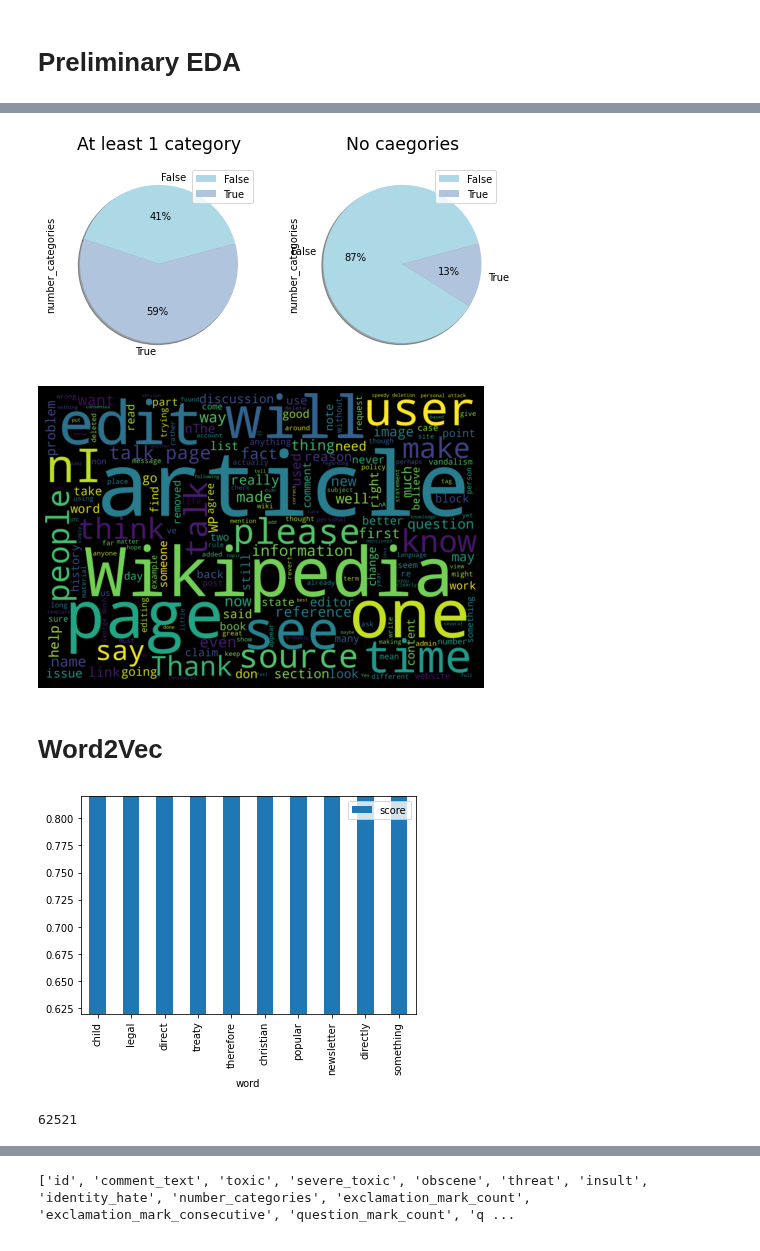
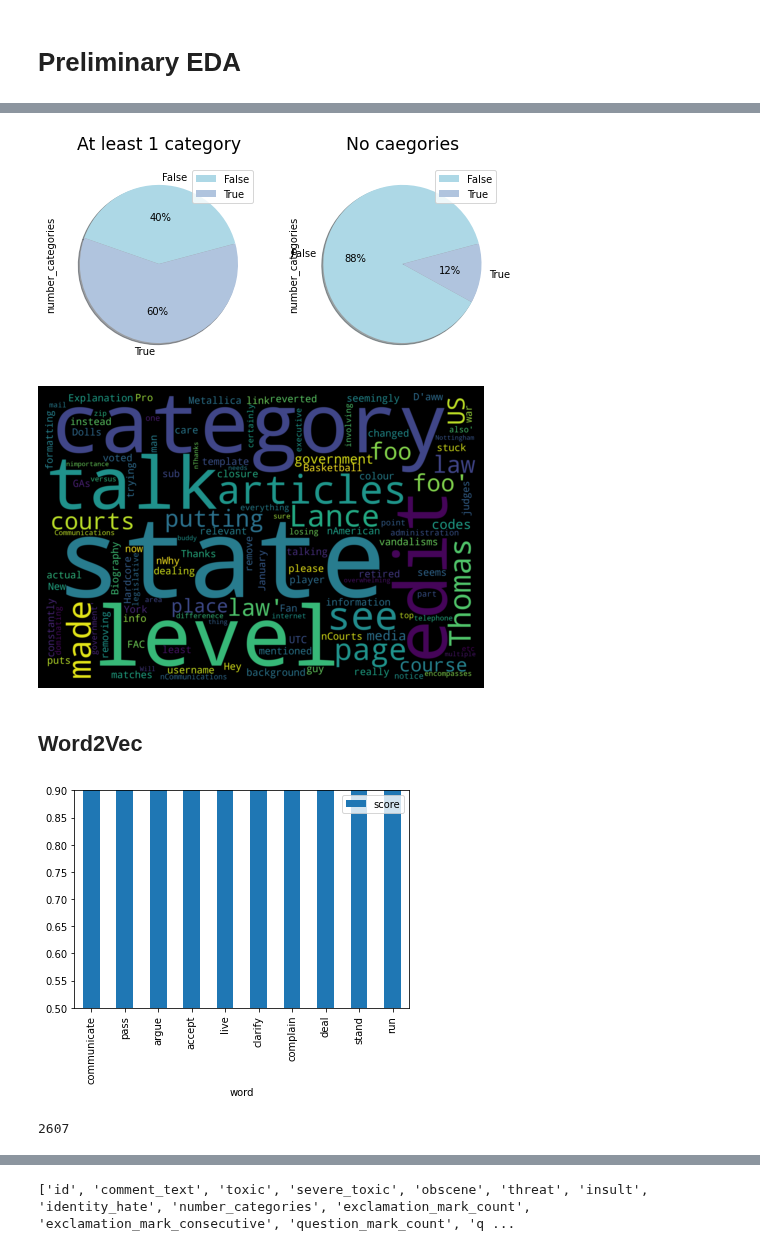
Before and after one commit to orbenishay/Classification, a Jupyter notebook: Toxic_comments_classification.ipynb, the cells around one changed output, grey strips where cells are left out. Saved outputs shown, nothing was run; the diff lists cells and outputs as text; code cells hidden in the pictures.

```diff
--- a/Toxic_comments_classification.ipynb
+++ b/Toxic_comments_classification.ipynb
@@ -95,7 +95,7 @@ Saving train1000.csv to train1000.csv
 # %% [markdown]
 Get the data
 # %%
-traincomments=pd.read_csv('train1000.csv')
+traincomments=pd.read_csv('train10000.csv')
 # traincomments.head()
 traincomments.info()
 # traincomments.tail()
@@ -192,7 +186,7 @@ def clean(s):
     # ''.join([char.strip(',."!?:;=&*\\/()\'$^#') for char in s])  # remove these characters - this is so slow-- change to re
     return s
 # %%
-comment_list = traincomments[:159571]['comment_text'].values # gives a list of all comments
+comment_list = traincomments[:10000]['comment_text'].values # gives a list of all comments
 comment_list=[str(c).lower() for c in comment_list] # need to do with "map" before
 sentences_list = [re.split('[.\n!?]',line) for line in comment_list] # gives a list of list (each list is a list of sentences corresponding to 1 comment)
 sentences = [s for sentence in sentences_list for s in sentence] # gives a list of all sentences; we loose the comment context
@@ -331,7 +325,7 @@ traincomments[traincomments['any_category']==0].groupby('contains_curse').agg({'
 ax1.set_title('At least 1 category', x=0.5, y=1.05, ha='center', fontsize='xx-large');
 ax2.set_title('No caegories', x=0.5, y=1.05, ha='center', fontsize='xx-large');
 # %% [output]
-[figure, old version]
+[figure, new version]
 # %%
 text = traincomments['comment_text'].values
 
@@ -342,19 +336,21 @@ plt.axis('off')
 plt.tight_layout(pad=0)
 plt.show()
 # %% [output]
-[figure, old version]
+[figure, new version]
 # %% [markdown]
-# **Word2Vec**
+## **Word2Vec**
+# %%
+model = Word2Vec(sentences, size=100, window=5, min_count=3, workers=4) # train the model
 # %%
-sims=model.wv.most_similar('kill')
+sims=model.wv.most_similar('play')
 sims_df=pd.DataFrame(data=sims, columns=['word','score'])
-sims_df.sort_values(by='score',ascending=False).plot.bar('word','score',ylim=(0.62,0.82));
+sims_df.sort_values(by='score',ascending=False).plot.bar('word','score',ylim=(0.5,0.9));
 # %% [output]
-[figure, old version]
+[figure, new version]
 # %%
 len(model.wv.vocab) #how many words in the vocabulary
 # %% [output]
-62521
+2607
 # %%
 # build a list of the terms and terms count
 ordered_vocab = [(term, voc.index, voc.count) for term, voc in model.wv.vocab.items()]
```
Also changed, not shown: parts of 9 cells of this notebook.
